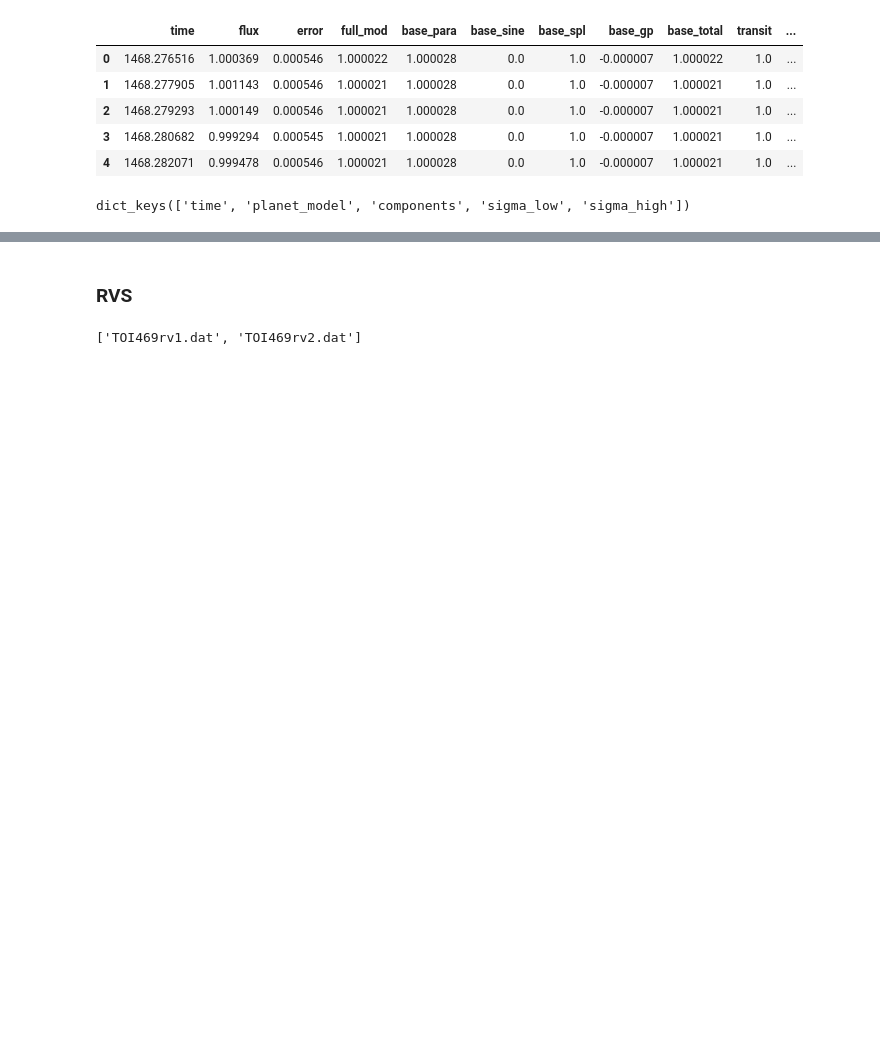
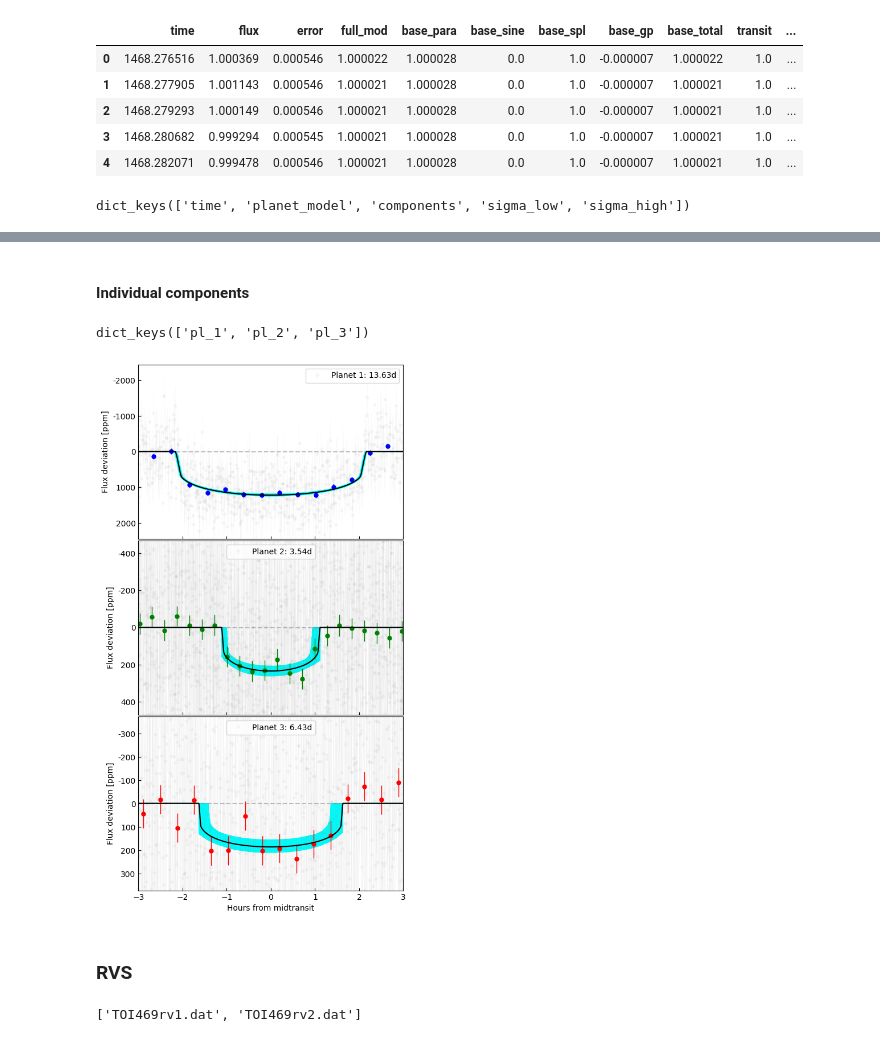
Before and after one commit to titans-ge/CONAN, a Jupyter notebook: docs/tutorial/TOI469_multiplanet_LC_RV.ipynb, the cells around one changed output, grey strips where cells are left out. Saved outputs shown, nothing was run; the diff lists cells and outputs as text; code cells hidden in the pictures; blank space fills up the shorter version.

```diff
--- a/docs/tutorial/TOI469_multiplanet_LC_RV.ipynb
+++ b/docs/tutorial/TOI469_multiplanet_LC_RV.ipynb
@@ -330,7 +371,7 @@ lcdata.head()
 | 4 | 1468.282071 | 0.999478 | 0.000546 | 1.000021 | 1.000028 | 0.0 | 1.0 | -0.000007 | 1.000021 | 1.0 | ... |
 # %%
 # evaluate the transit model across both datasets and get individual planet's transit model
-lcmod = result.lc.evaluate(time =np.array(lcdata["time"]), return_std=True,nsamp=500)
+lcmod = result.lc.evaluate(time =np.array(lcdata["time"]), return_std=True,nsamp=1500)
 print(vars(lcmod).keys())
 # %% [output]
 dict_keys(['time', 'planet_model', 'components', 'sigma_low', 'sigma_high'])
@@ -449,3 +378,68 @@ plt.ylabel("Flux");
+# %% [markdown]
+#### Individual components
+# %%
+lc_comp    = lcmod.components
+lc_comp.keys()
+# %% [output]
+dict_keys(['pl_1', 'pl_2', 'pl_3'])
+# %%
+fig, ax = plt.subplots(3,1, sharex=True, gridspec_kw={'hspace':0.01},figsize=(6,12))
+
+pl = ["pl_1", "pl_2", "pl_3", "pl_1", "pl_2"] #
+cl = ["b","g","r"]
+n_bin = [800, 300, 400]
+for i,n in enumerate(["pl_1", "pl_2", "pl_3"]):
+    phase    = phase_fold(  t   = np.array(lcdata["time"]),
+                            per = result.params.P[i],
+                            t0  = result.params.T0[i],
+                            phase0 = -0.5)
+
+    srt = np.argsort(phase)
+
+    pl.remove(n)
+
+    tr_mod          = lc_comp[n]
+    subtract_signal = (lc_comp[pl[0]]-1) + (lc_comp[pl[1]]-1) #remove signal from other planets
+    planet_signal   = lcdata["det_flux"] - subtract_signal
+
+    p_bin, lc_bin, err_bin = bin_data(phase, planet_signal, lcdata["error"],bins=n_bin[i])
+
+    ax[i].errorbar(   phase*result.params.P[i]*24, planet_signal,  lcdata["error"],
+                    fmt=".",c="gray", elinewidth=0.5, alpha=0.05,
+                    label=f"Planet {i+1}: {result.params_dict[f'Period_{i+1}'].n:.2f}d")
+
+    ax[i].errorbar(p_bin*result.params.P[i]*24, lc_bin, err_bin, fmt="o",ms=5, c=cl[i], elinewidth=1)
+
+    ax[i].plot(phase[srt]*result.params.P[i]*24, tr_mod[srt],"k",zorder=4)
+
+    lo, hi = np.where(tr_mod==1, 1, lcmod.sigma_low), np.where(tr_mod==1, 1, lcmod.sigma_high)
+
+    ax[i].fill_between( phase[srt]*result.params.P[i]*24,
+                        lo[srt],
+                        hi[srt],
+                        color="cyan"
+                        )
+
+    ax[i].legend()
+    ax[i].axhline(1,ls="--",c="gray", alpha=0.5)
+    ax[i].set_xlabel("Hours from midtransit")
+    ax[0].set_ylabel("Flux")
+    ax[i].set_xlim([-3,3])
+    ax[i].set_ylim([1-2*np.ptp(tr_mod), 1+2*np.ptp(tr_mod)])
+    ax[i].tick_params(direction="in")
+
+
+import matplotlib.ticker as ticker
+def ppm_formatter(x, pos):
+    """Convert flux to ppm deviation from 1"""
+    return f'{(1-x)*1e6:.0f}'
+
+# Apply to existing plot
+for i in range(3):
+    ax[i].yaxis.set_major_formatter(ticker.FuncFormatter(ppm_formatter))
+    ax[i].set_ylabel("Flux deviation [ppm]")
+# %% [output]
+[figure, added]
 # %% [markdown]
 ### RVS
 # %%
```
Also changed, not shown: parts of 40 cells of this notebook, 34 other files.
